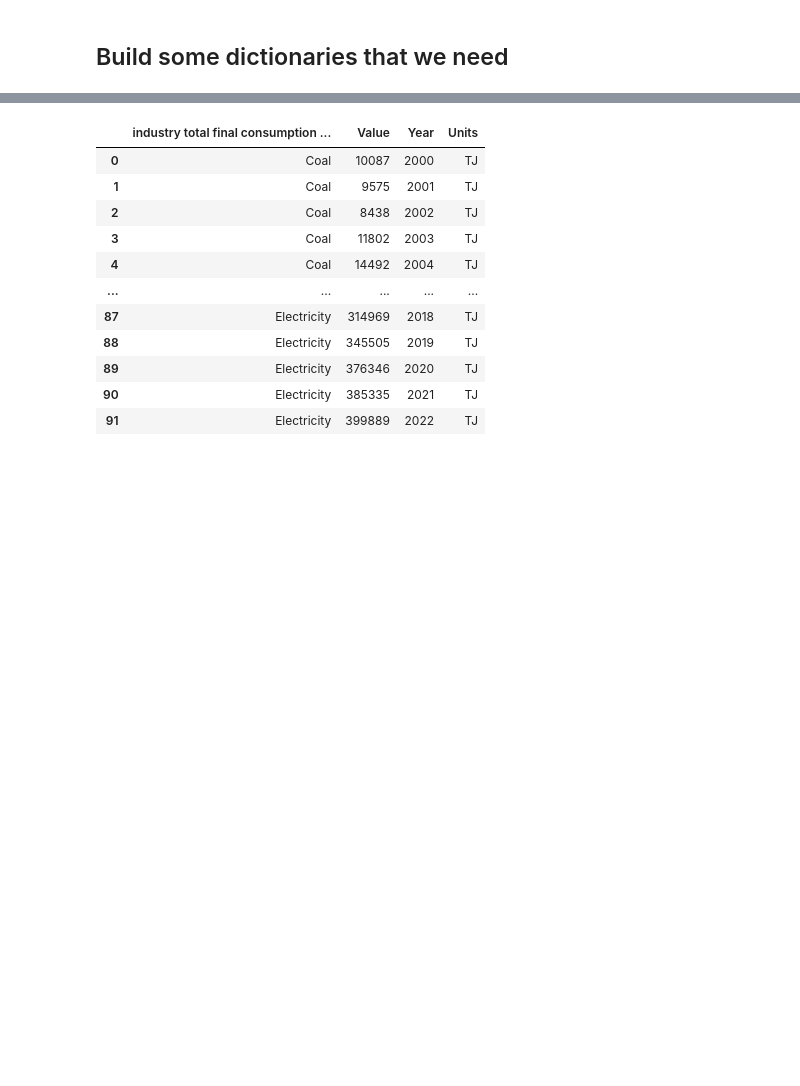
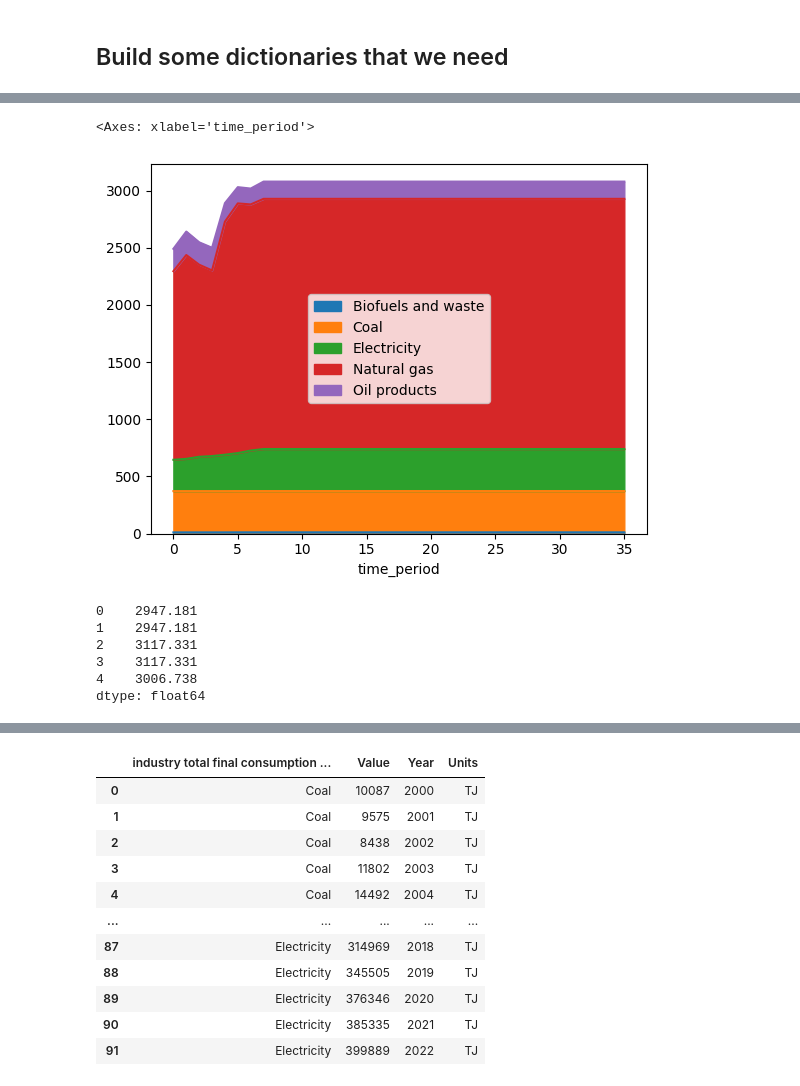
Before and after one commit to jcsyme/sisepuede_region_nbs, a Jupyter notebook: iran/iran_data_modifications.ipynb, the cells around one changed output, grey strips where cells are left out. Saved outputs shown, nothing was run; the diff lists cells and outputs as text; code cells hidden in the pictures; blank space fills up the shorter version.

```diff
--- a/iran/iran_data_modifications.ipynb
+++ b/iran/iran_data_modifications.ipynb
@@ -35,9 +43,25 @@ import lib.data_objects as do
 # %%
 import sisepuede.manager.sisepuede_file_structure as sfs
+importlib.reload(sc)
 importlib.reload(sfs.ma.mv)
 importlib.reload(sfs.ma)
+importlib.reload(dc.sc)
+importlib.reload(dc)
+
+##  SISEPUEDE
+
+# get the file structure and model attributes
 file_struct = sfs.SISEPUEDEFileStructure()
-
 matt = file_struct.model_attributes
 regions = sc.Regions(matt)
 time_periods = sc.TimePeriods(matt)
+
+# get data constructs and local repository
+construct = dc.SISEPUEDEDataConstructs()
+repo = pu.Repository(
+    {
+        "local": {
+            "path": "/Users/usuario/SISEPUEDE_DATA_REPOSITORY"
+        }
+    }
+)
@@ -46,12 +70,5 @@ time_periods = sc.TimePeriods(matt)
 # %%
-##  SETUP SOME SISEPUEDE STUFF
-
-file_struct = sfs.SISEPUEDEFileStructure()
-
-matt = file_struct.model_attributes
-regions = sc.Regions(matt)
-time_periods = sc.TimePeriods(matt)
-
+importlib.reload(pu)
 
 
 ##  SETUP DIRECTORIES
@@ -67,4 +84,15 @@ fp_data_base = dir_data.joinpath("sisepuede_inputs_iran_raw.csv")
 fp_data_inputs = dir_data.joinpath("sisepuede_inputs_iran.csv")
 fp_data_inputs_modified = dir_data.joinpath("sisepuede_inputs_iran_modified.csv")
 
+fp_config = dir_cur.joinpath("config_data_pipeline.yaml")
 fp_cw_iea_fuel_to_ssp = pathlib.Path(file_struct.dir_ref).joinpath("data_crosswalks", "iea_fuel_categories.csv")
+
+
+
+# get the inputs reader object
+reader = pu.InputsReader(
+    str(fp_config),
+    sisepuede_constructs = construct,
+    repository = repo,
+    stop_on_error = True,
+)
@@ -70,0 +318,4 @@ fp_cw_iea_fuel_to_ssp = pathlib.Path(file_struct.dir_ref).joinpath("data_crosswa
+# %%
+regex = re.compile(reader.config.get("inputs.iea_electricity_generation_by_source.regex_csv"))
+match = regex.match("International Energy Agency - electricity generation sources in Greenland.csv")
+reader.config.get("inputs.iea_electricity_generation_by_source.regex_field_fuel")
@@ -665,0 +913,14 @@ df_out_base = models_noelec.project(
+# %%
+df_scoe_consumption_res.plot.area(x = "time_period")
+# %% [output]
+<Axes: xlabel='time_period'>
+[figure, added]
+# %%
+df_scoe_consumption.drop(columns = ["time_period"]).sum(axis = 1).head()
+# %% [output]
+0    2947.181
+1    2947.181
+2    3117.331
+3    3117.331
+4    3006.738
+dtype: float64
```
Also changed, not shown: parts of 49 cells of this notebook, 3 other files.
